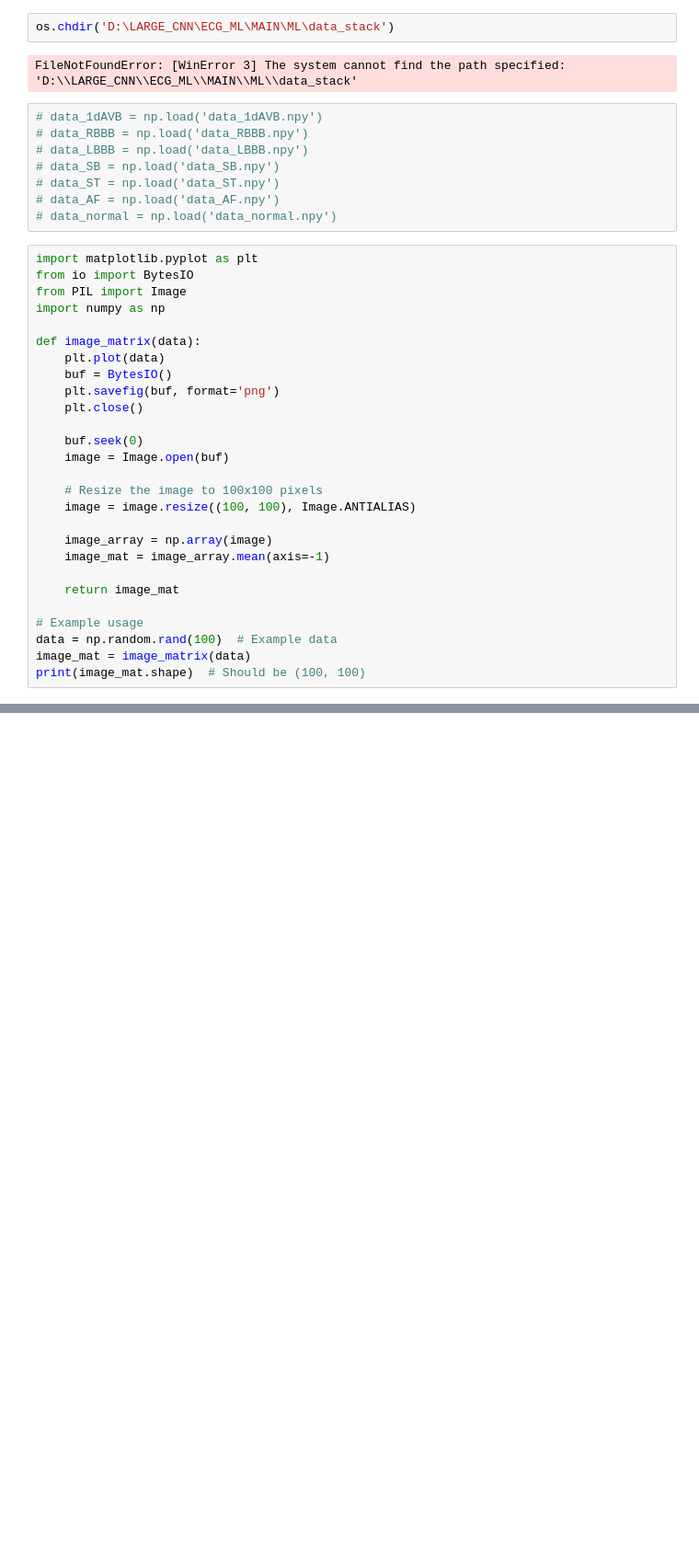
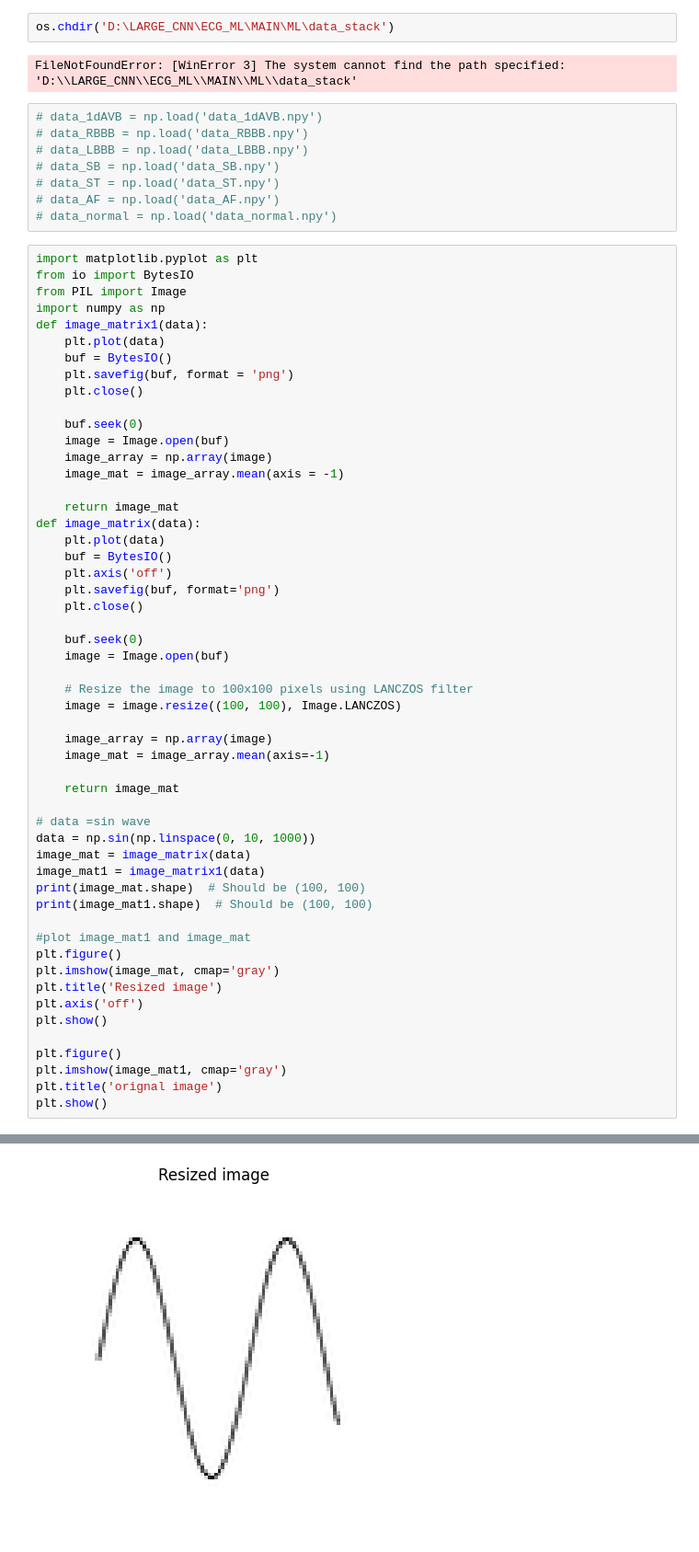
Before and after one commit to bloodykunu39/ECG_ML, a Jupyter notebook: MAIN/zenodo_data/single_lead_image_data_prep_100pixel.ipynb, the cells around one changed output, grey strips where cells are left out. Shown at 92% size. Drawn from its saved outputs; the diff is of its cells as text; blank space fills up the shorter version.

Commit message:
zenedo single lead image

```diff
--- a/MAIN/zenodo_data/single_lead_image_data_prep_100pixel.ipynb
+++ b/MAIN/zenodo_data/single_lead_image_data_prep_100pixel.ipynb
@@ -19,26 +20,52 @@ import matplotlib.pyplot as plt
 from io import BytesIO
 from PIL import Image
 import numpy as np
+def image_matrix1(data):
+    plt.plot(data)
+    buf = BytesIO()
+    plt.savefig(buf, format = 'png')
+    plt.close()
 
+    buf.seek(0)
+    image = Image.open(buf)
+    image_array = np.array(image)
+    image_mat = image_array.mean(axis = -1)
+
+    return image_mat
 def image_matrix(data):
     plt.plot(data)
     buf = BytesIO()
+    plt.axis('off')
     plt.savefig(buf, format='png')
     plt.close()
 
     buf.seek(0)
     image = Image.open(buf)
 
-    # Resize the image to 100x100 pixels
-    image = image.resize((100, 100), Image.ANTIALIAS)
+    # Resize the image to 100x100 pixels using LANCZOS filter
+    image = image.resize((100, 100), Image.LANCZOS)
 
     image_array = np.array(image)
     image_mat = image_array.mean(axis=-1)
 
     return image_mat
 
-# Example usage
-data = np.random.rand(100)  # Example data
+# data =sin wave
+data = np.sin(np.linspace(0, 10, 1000))
 image_mat = image_matrix(data)
+image_mat1 = image_matrix1(data)
 print(image_mat.shape)  # Should be (100, 100)
+print(image_mat1.shape)  # Should be (100, 100)
+
+#plot image_mat1 and image_mat
+plt.figure()
+plt.imshow(image_mat, cmap='gray')
+plt.title('Resized image')
+plt.axis('off')
+plt.show()
+
+plt.figure()
+plt.imshow(image_mat1, cmap='gray')
+plt.title('orignal image')
+plt.show()
 # %% [output]
@@ -45,0 +74 @@ AttributeError: module 'PIL.Image' has no attribute 'ANTIALIAS'
+[figure, added]
```
Also changed, not shown: parts of 10 cells of this notebook.
